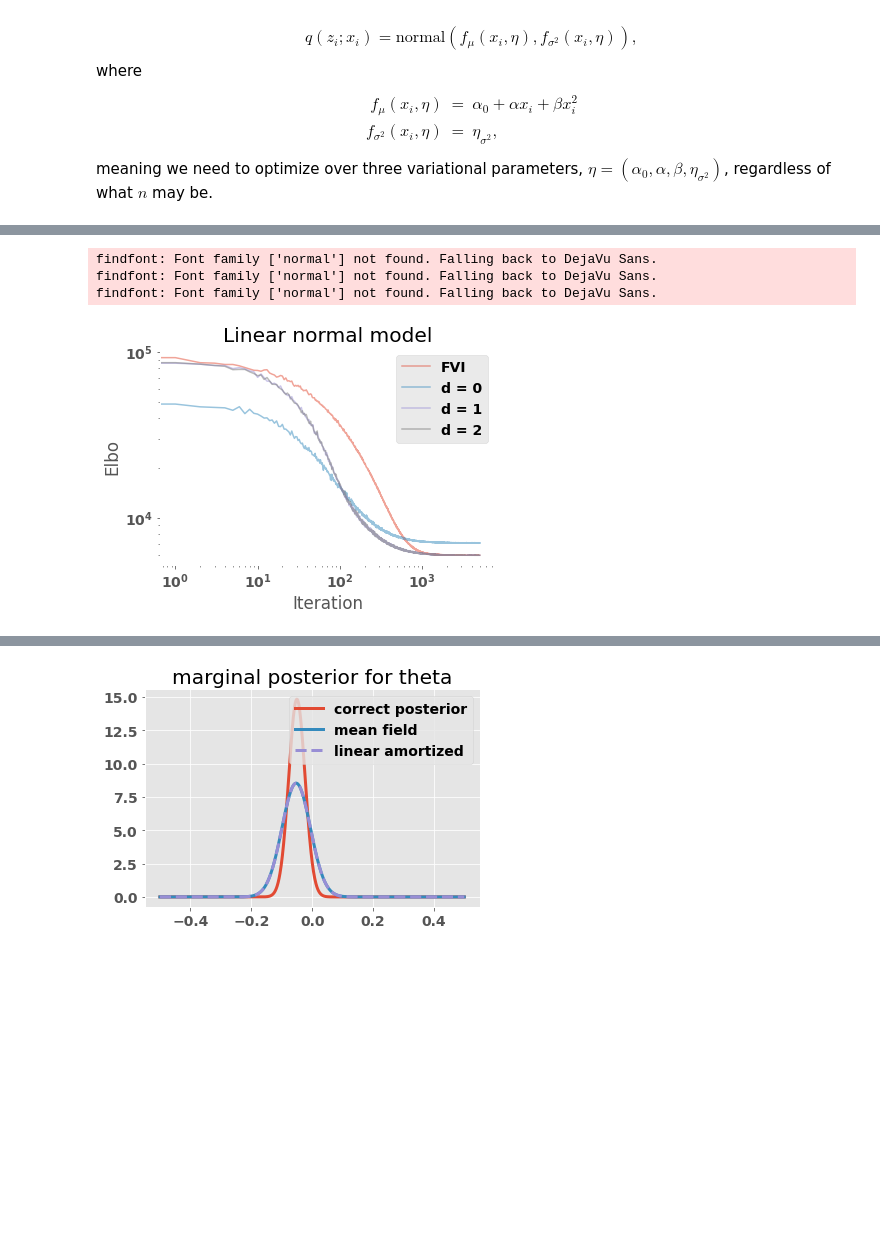
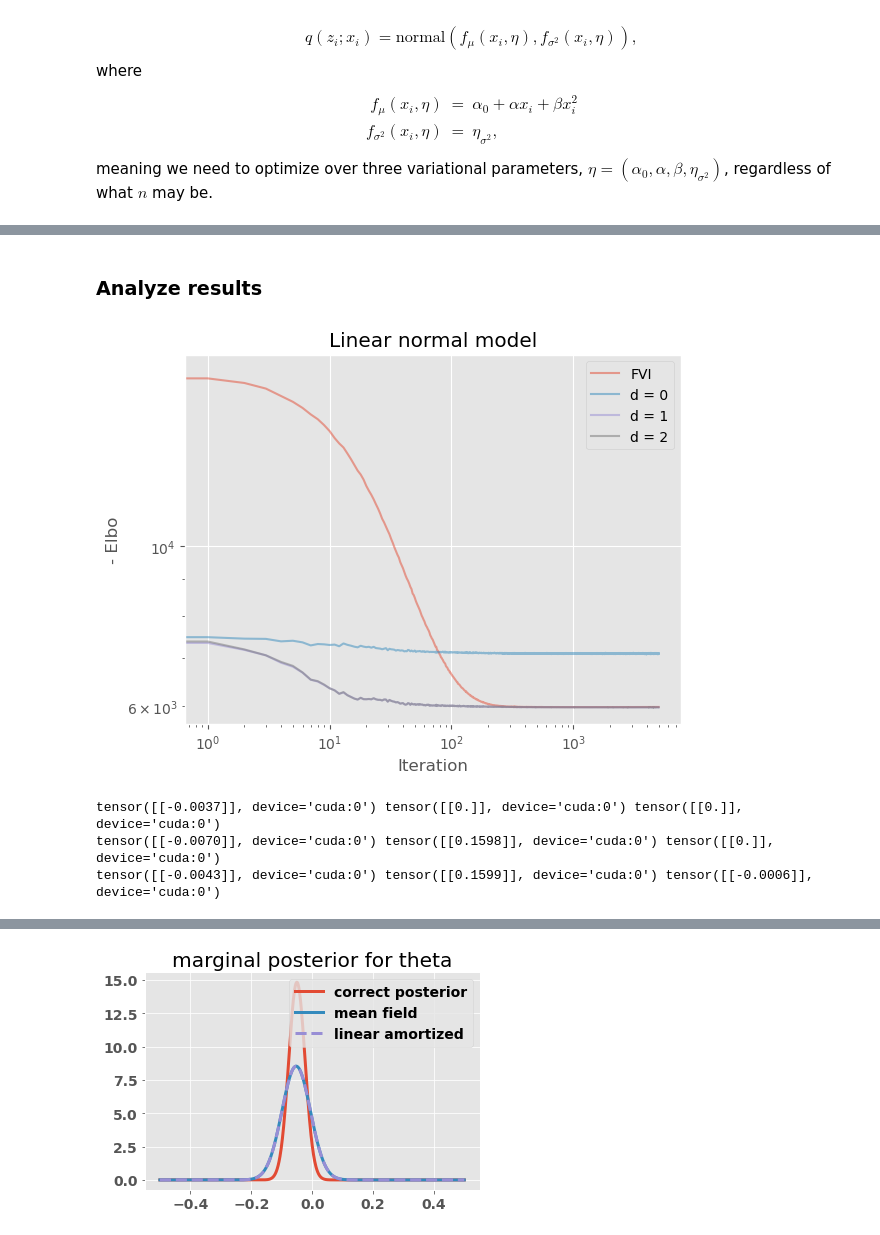
Before and after one commit to charlesm93/amortized_vi, a Jupyter notebook: normal-normal.ipynb, the cells around one changed output, grey strips where cells are left out. Cells and saved outputs as stored; diff of their text form; code cells hidden in the pictures; blank space fills up the shorter version.

Commit message:
expand experiments to work on multiple seeds.

```diff
--- a/normal-normal.ipynb
+++ b/normal-normal.ipynb
@@ -371,26 +318,46 @@ plt.matplotlib.rc('font', **font)
+# %% [markdown]
+### Analyze results
 # %%
+# read saved input
+seed = 1959
+lock_init = False
+loss_all = np.load("deliv/lin_loss_" + str(seed) + "_lock" + str(lock_init) + ".npy")
+# CHECK -- is it ok to use pickle = True
+
+loss_saved = loss_all[:, 0]
+loss_avi_0_saved = loss_all[:, 1]
+loss_avi_1_saved = loss_all[:, 2]
+loss_avi_2_saved = loss_all[:, 3]
+
+
 # plt.plot(loss_saved, label = 'mean field')
 plt.plot(loss_saved, label = 'FVI', alpha = 0.5)
 plt.plot(loss_avi_0_saved, label = 'd = 0', alpha = 0.5)
 plt.plot(loss_avi_1_saved, label = 'd = 1', alpha = 0.5)
 plt.plot(loss_avi_2_saved, label = 'd = 2', alpha = 0.5)
 plt.yscale("log")
 plt.xscale("log")
 plt.legend(loc = "best")
 plt.title("Linear normal model")
 plt.xlabel("Iteration")
-plt.ylabel("Elbo")
+plt.ylabel("- Elbo")
 
-ax = plt.axes()
-ax.set_facecolor("white")
+# ax = plt.axes()
+# ax.set_facecolor("white")
 # ax.grid(which = 'major', b = 'true', c = 'grey')
-plt.savefig("to_discuss/elbo_lin_normal.pdf")
+plt.savefig("to_discuss/elbo_lin_normal_" + str(seed) + ".pdf")
 plt.show()
 # %% [output]
-findfont: Font family ['normal'] not found. Falling back to DejaVu Sans.
-findfont: Font family ['normal'] not found. Falling back to DejaVu Sans.
-findfont: Font family ['normal'] not found. Falling back to DejaVu Sans.
-[figure, old version]
+[figure, new version]
+# %%
+# Examine the coefficients of the trained inference polynomials
+print(model_avi_0.alpha0.data, model_avi_0.alpha.data, model_avi_0.beta.data)
+print(model_avi_1.alpha0.data, model_avi_1.alpha.data, model_avi_1.beta.data)
+print(model_avi_2.alpha0.data, model_avi_2.alpha.data, model_avi_2.beta.data)
+# %% [output]
+tensor([[-0.0037]], device='cuda:0') tensor([[0.]], device='cuda:0') tensor([[0.]], device='cuda:0')
+tensor([[-0.0070]], device='cuda:0') tensor([[0.1598]], device='cuda:0') tensor([[0.]], device='cuda:0')
+tensor([[-0.0043]], device='cuda:0') tensor([[0.1599]], device='cuda:0') tensor([[-0.0006]], device='cuda:0')
 # %%
 def mean_window(loss, index_center, window):
     return np.mean(loss[(index_center - window):(index_center + window)])
```
Also changed, not shown: parts of 26 cells of this notebook, 2 other files.
